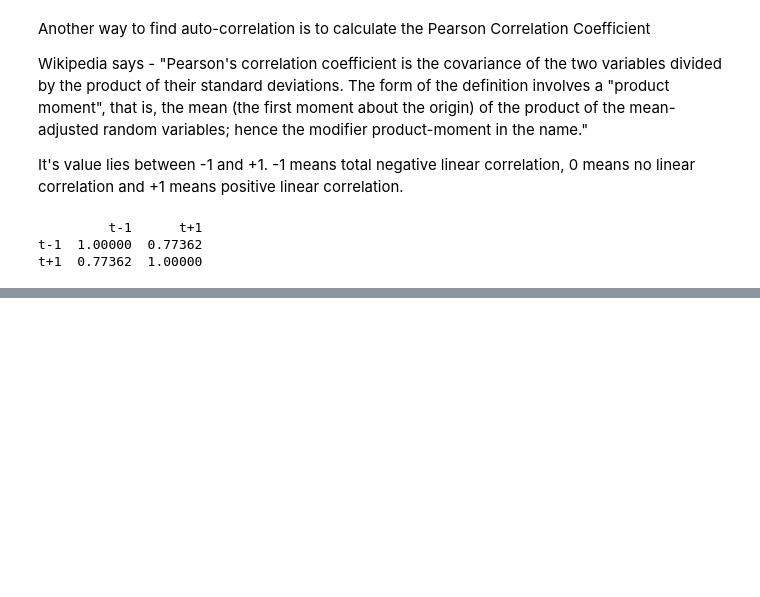
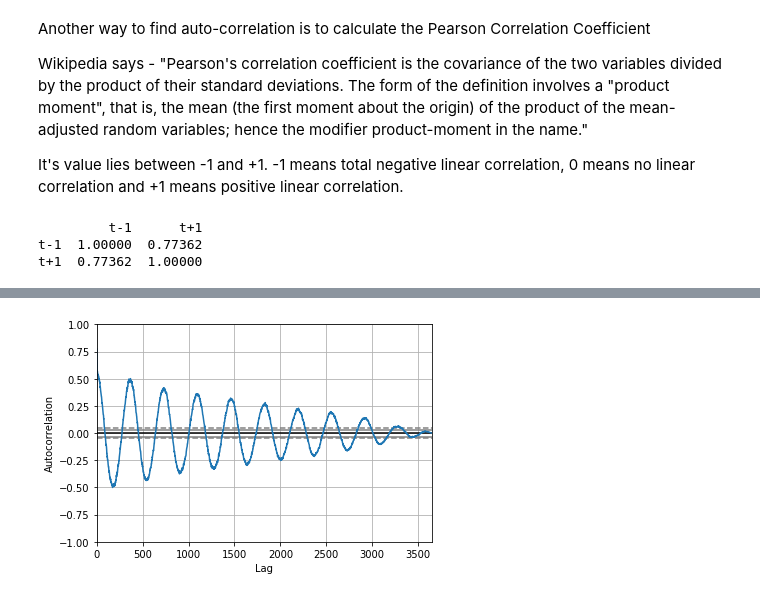
Before and after one commit to Deepshikha05/Time-Series-Analysis, a Jupyter notebook: Time-Series-Analysis-All-Topics-Covered.ipynb, the cells around one changed output, grey strips where cells are left out. Saved outputs shown, nothing was run; the diff lists cells and outputs as text; code cells hidden in the pictures; blank space fills up the shorter version.

```diff
--- a/Time-Series-Analysis-All-Topics-Covered.ipynb
+++ b/Time-Series-Analysis-All-Topics-Covered.ipynb
@@ -131,0 +143,6 @@ Here, the lag value = 1 and the result shows that
+# %%
+from pandas.tools.plotting import autocorrelation_plot
+autocorrelation_plot(series)
+pyplot.show()
+# %% [output]
+[figure, added]
```
Also changed, not shown: parts of 14 cells of this notebook.
